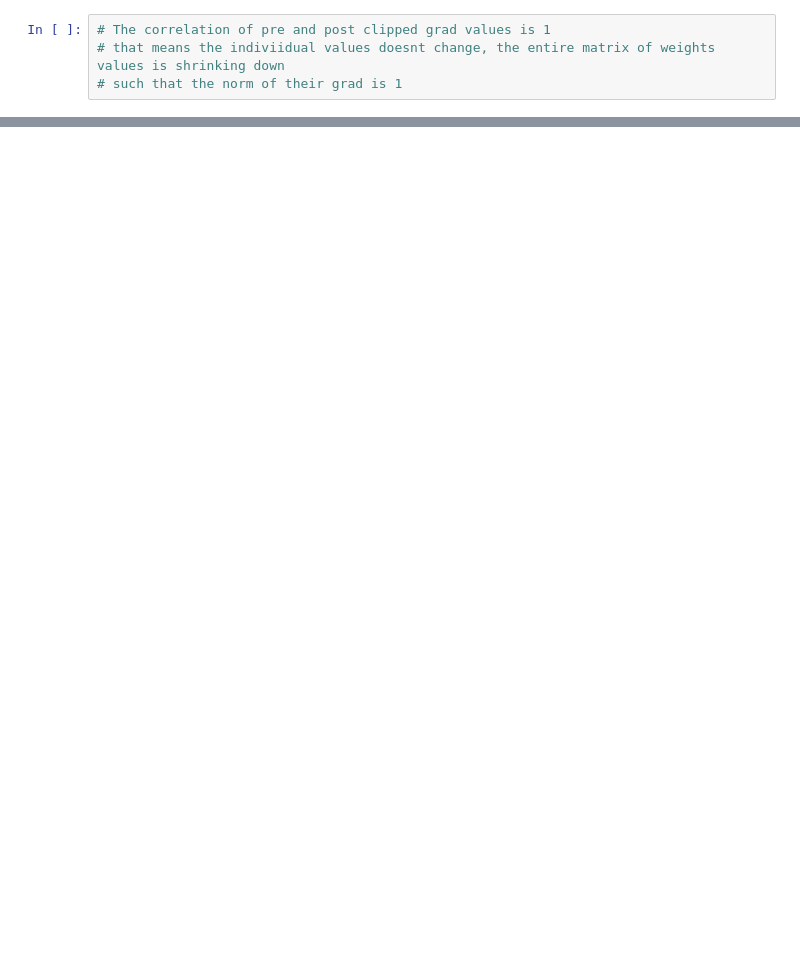
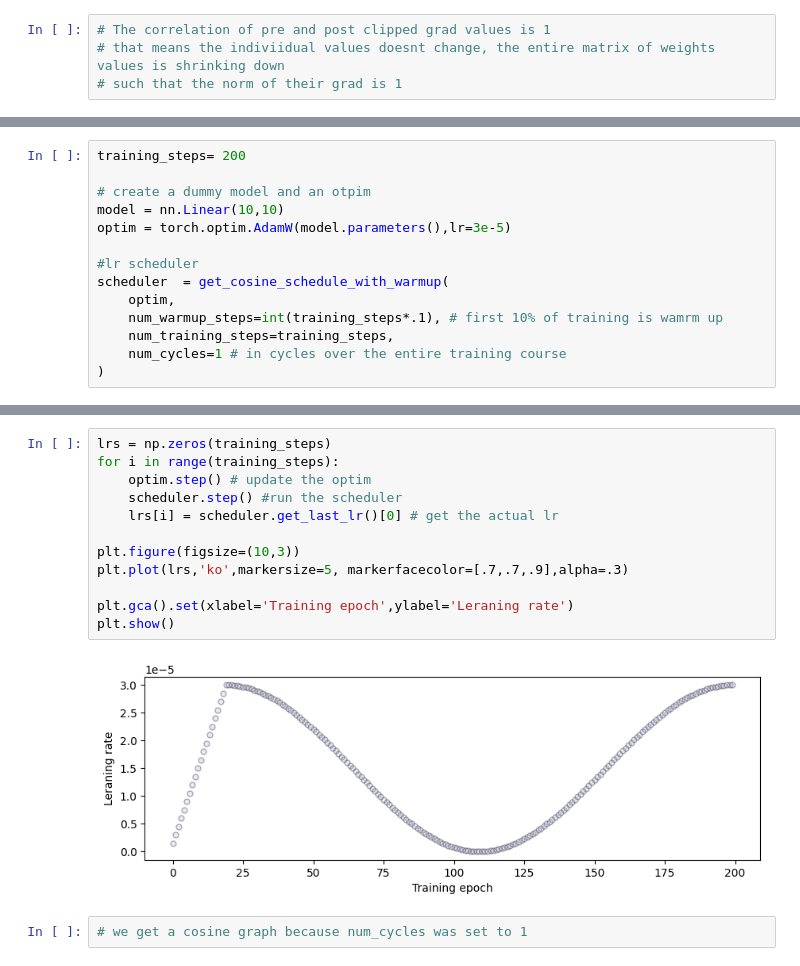
Before and after one commit to raeez21/NLP_LLM_Fundamentals, a Jupyter notebook: finetune/finetune_clipScheduler.ipynb, the cells around one changed output, grey strips where cells are left out. Cells and saved outputs as stored; diff of their text form; blank space fills up the shorter version.

Commit message:
LR scheduler:

```diff
--- a/finetune/finetune_clipScheduler.ipynb
+++ b/finetune/finetune_clipScheduler.ipynb
@@ -54,0 +57,14 @@ tensor([-0.1015,  0.3348,  0.2029, -0.5073,  0.3044, -0.2029, -0.4058, -0.5073,
+# %%
+training_steps= 200
+
+# create a dummy model and an otpim
+model = nn.Linear(10,10)
+optim = torch.optim.AdamW(model.parameters(),lr=3e-5)
+
+#lr scheduler
+scheduler  = get_cosine_schedule_with_warmup(
+    optim,
+    num_warmup_steps=int(training_steps*.1), # first 10% of training is wamrm up
+    num_training_steps=training_steps,
+    num_cycles=1 # in cycles over the entire training course
+)
@@ -54,0 +97,16 @@ tensor([-0.1015,  0.3348,  0.2029, -0.5073,  0.3044, -0.2029, -0.4058, -0.5073,
+# %%
+lrs = np.zeros(training_steps)
+for i in range(training_steps):
+    optim.step() # update the optim
+    scheduler.step() #run the scheduler
+    lrs[i] = scheduler.get_last_lr()[0] # get the actual lr
+
+plt.figure(figsize=(10,3))
+plt.plot(lrs,'ko',markersize=5, markerfacecolor=[.7,.7,.9],alpha=.3)
+
+plt.gca().set(xlabel='Training epoch',ylabel='Leraning rate')
+plt.show()
+# %% [output]
+[figure, added]
+# %%
+# we get a cosine graph because num_cycles was set to 1
```
Also changed, not shown: parts of 3 cells of this notebook.
